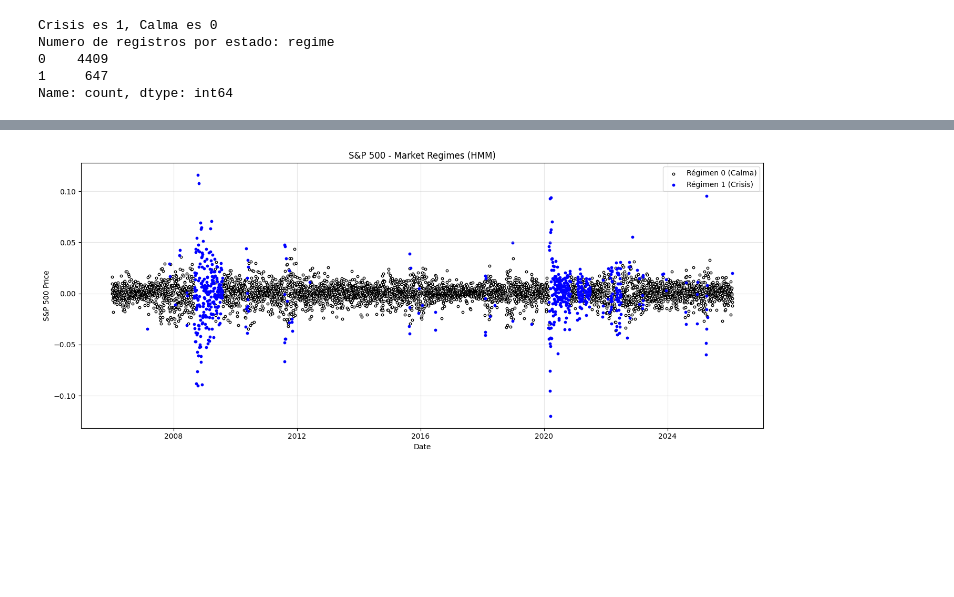
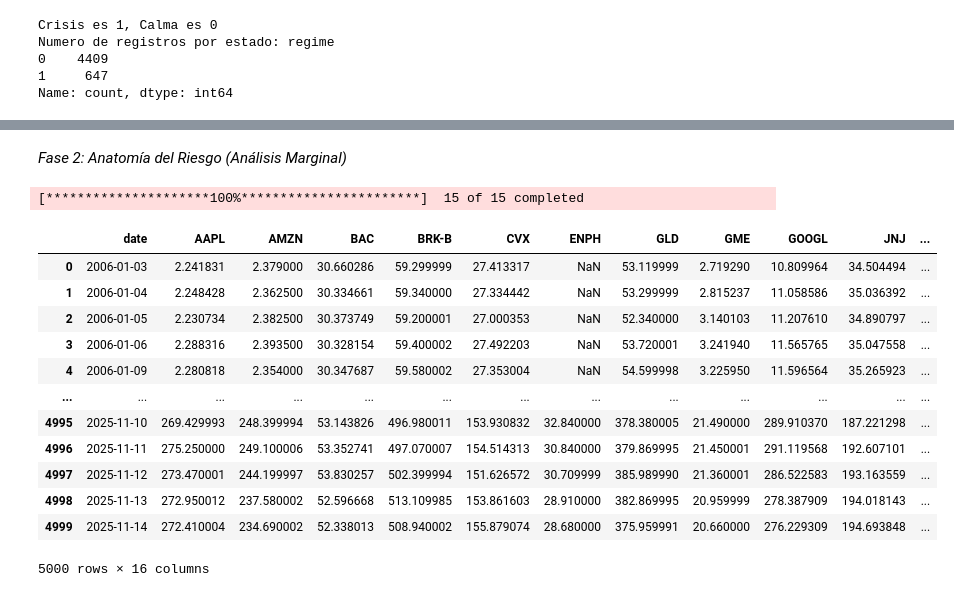
Before and after one commit to NataliaSJO/Practica-MIAX-gestion-de-riesgos, a Jupyter notebook: notebook.ipynb, the cells around one changed output, grey strips where cells are left out. Cells and saved outputs as stored; diff of their text form; code cells hidden in the pictures; blank space fills up the shorter version.

```diff
--- a/notebook.ipynb
+++ b/notebook.ipynb
@@ -325,20 +325,34 @@ plt.show()
-# %%
-plt.figure(figsize=(14, 6))
-
-# Separar los datos por régimen
-regime_0 = df_final[df_final['regime'] == 0]
-regime_1 = df_final[df_final['regime'] == 1]
-
-# Plotear S&P 500 coloreado por régimen
-plt.scatter(regime_0['date'], regime_0['^gspc'], c='white', edgecolors='black', label='Régimen 0 (Calma)', s=10)
-plt.scatter(regime_1['date'], regime_1['^gspc'], c='blue', label='Régimen 1 (Crisis)', s=10)
-
-plt.xlabel('Date')
-plt.ylabel('S&P 500 Price')
-plt.title('S&P 500 - Market Regimes (HMM)')
-plt.legend()
-plt.grid(True, alpha=0.3)
-plt.tight_layout()
-plt.show()
-# %% [output]
-[figure, removed]
+# %% [markdown]
+*Fase 2: Anatomía del Riesgo (Análisis Marginal)*
+# %%
+# Retornos diarios de la lista de symbols desde diciembre 2005 hasta hoy
+df_symbols = yf.download(symbols, start='2006-01-01', end=end, auto_adjust=True)[["Close"]]
+
+df_symbols = df_symbols.reset_index()
+df_symbols = df_symbols.rename(columns={"Date": "date"})
+df_symbols["date"] = pd.to_datetime(df_symbols["date"])
+
+if isinstance(df_symbols.columns, pd.MultiIndex):
+    new_cols = ["date"] + [col[1] for col in df_symbols.columns[1:]]
+    df_symbols.columns = new_cols
+
+df_symbols = df_symbols.sort_values("date").reset_index(drop=True)
+df_returns_symbols = df_symbols.copy()
+for s in symbols:
+    df_returns_symbols[s] = df_symbols[s].pct_change()
+df_returns_symbols.head(5000)
+# %% [output]
+[*********************100%***********************]  15 of 15 completed
+|  | date | AAPL | AMZN | BAC | BRK-B | CVX | ENPH | GLD | GME | GOOGL | JNJ | ... |
+| 0 | 2006-01-03 | 2.241831 | 2.379000 | 30.660286 | 59.299999 | 27.413317 | NaN | 53.119999 | 2.719290 | 10.809964 | 34.504494 | ... |
+| 1 | 2006-01-04 | 2.248428 | 2.362500 | 30.334661 | 59.340000 | 27.334442 | NaN | 53.299999 | 2.815237 | 11.058586 | 35.036392 | ... |
+| 2 | 2006-01-05 | 2.230734 | 2.382500 | 30.373749 | 59.200001 | 27.000353 | NaN | 52.340000 | 3.140103 | 11.207610 | 34.890797 | ... |
+| 3 | 2006-01-06 | 2.288316 | 2.393500 | 30.328154 | 59.400002 | 27.492203 | NaN | 53.720001 | 3.241940 | 11.565765 | 35.047558 | ... |
+| 4 | 2006-01-09 | 2.280818 | 2.354000 | 30.347687 | 59.580002 | 27.353004 | NaN | 54.599998 | 3.225950 | 11.596564 | 35.265923 | ... |
+| ... | ... | ... | ... | ... | ... | ... | ... | ... | ... | ... | ... | ... |
+| 4995 | 2025-11-10 | 269.429993 | 248.399994 | 53.143826 | 496.980011 | 153.930832 | 32.840000 | 378.380005 | 21.490000 | 289.910370 | 187.221298 | ... |
+| 4996 | 2025-11-11 | 275.250000 | 249.100006 | 53.352741 | 497.070007 | 154.514313 | 30.840000 | 379.869995 | 21.450001 | 291.119568 | 192.607101 | ... |
+| 4997 | 2025-11-12 | 273.470001 | 244.199997 | 53.830257 | 502.399994 | 151.626572 | 30.709999 | 385.989990 | 21.360001 | 286.522583 | 193.163559 | ... |
+| 4998 | 2025-11-13 | 272.950012 | 237.580002 | 52.596668 | 513.109985 | 153.861603 | 28.910000 | 382.869995 | 20.959999 | 278.387909 | 194.018143 | ... |
+| 4999 | 2025-11-14 | 272.410004 | 234.690002 | 52.338013 | 508.940002 | 155.879074 | 28.680000 | 375.959991 | 20.660000 | 276.229309 | 194.693848 | ... |
+5000 rows × 16 columns
```
Also changed, not shown: parts of 6 cells of this notebook.
